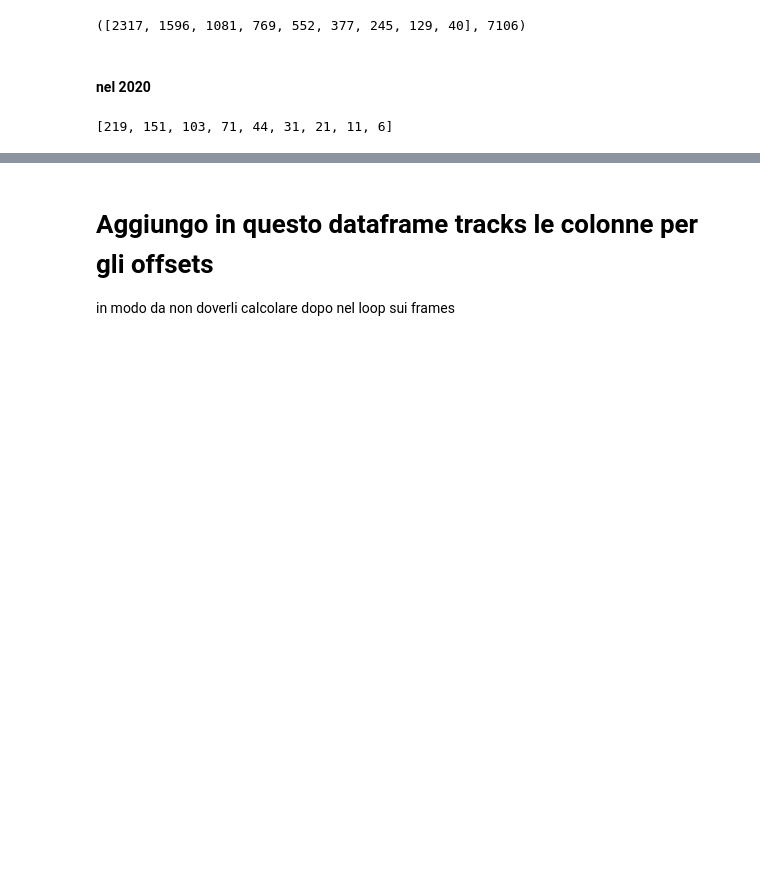
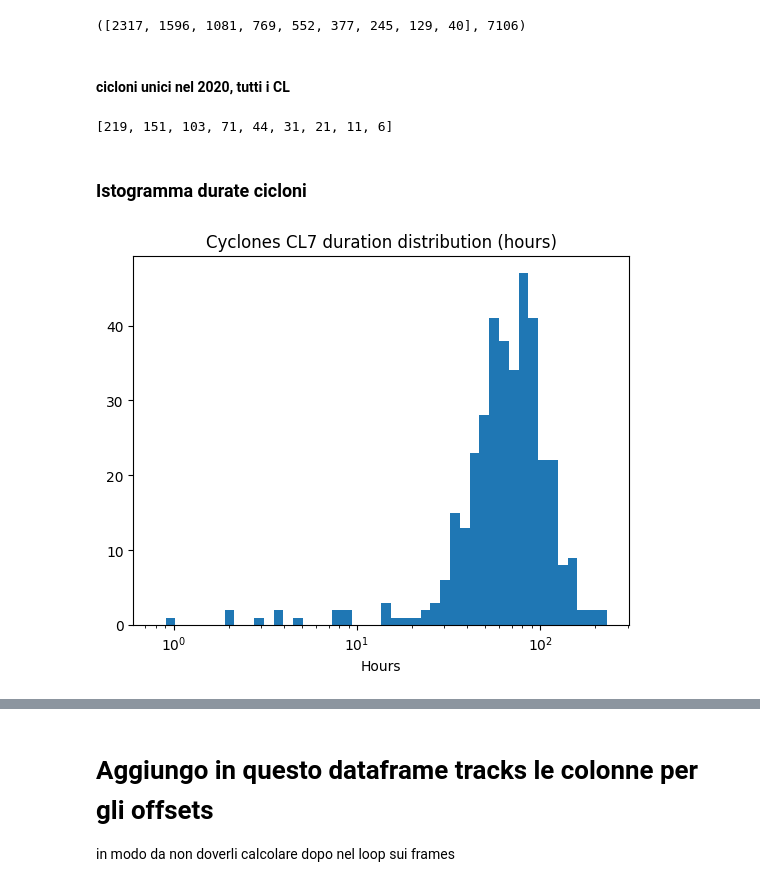
Before and after one commit to dandarm/VideoMAEv2, a Jupyter notebook: Analyze_Manos_tracks.ipynb, the cells around one changed output, grey strips where cells are left out. Drawn from its saved outputs; the diff is of its cells as text; code cells hidden in the pictures; blank space fills up the shorter version.

```diff
--- a/Analyze_Manos_tracks.ipynb
+++ b/Analyze_Manos_tracks.ipynb
@@ -350,3 +368,8 @@ Per il periodo dal 2011 - dentro il Mediterraneo - abbiamo: 383006 righe
+# %%
+tracks_df_coord_MED_CL7 = tracks_df_coord[tracks_df_coord.source == 'CL7']
+tracks_df_coord_MED_CL8 = tracks_df_coord[tracks_df_coord.source == 'CL8']
+tracks_df_coord_MED_CL9 = tracks_df_coord[tracks_df_coord.source == 'CL9']
+tracks_df_coord_MED_CL10 = tracks_df_coord[tracks_df_coord.source == 'CL10']
 # %% [markdown]
 ### quì voglio solo il 2020, CL7
 # %%
@@ -386,7 +409,7 @@ unici_cls, sum(unici_cls)
 # %% [output]
 ([2317, 1596, 1081, 769, 552, 377, 245, 129, 40], 7106)
 # %% [markdown]
-#### nel 2020
+#### cicloni unici nel 2020, tutti i CL
 # %%
 start, end = pd.to_datetime("2020-01-01"), pd.to_datetime("2021-01-01")
 m_sup = tracks_df_coord.time <= end
@@ -397,3 +420,36 @@ mask_CLs = [track_2020.source == c for c in clsmanos]
 [track_2020[mask_].id_cyc.nunique() for mask_ in mask_CLs]
 # %% [output]
 [219, 151, 103, 71, 44, 31, 21, 11, 6]
+# %% [markdown]
+### Istogramma durate cicloni
+# %%
+def cyclones_time_bounds(df):
+    # Calcola start e end time per ogni id_cyc_unico
+    df_bounds = df.groupby('id_cyc_unico')['time'].agg(start_time='min', end_time='max').reset_index()
+    df_bounds['durata'] = df_bounds.end_time - df_bounds.start_time
+    df_bounds['durata_minutes'] = df_bounds['durata'].dt.total_seconds() / 60
+    df_bounds['durata_hours'] = df_bounds['durata'].dt.total_seconds() / 3660
+    return df_bounds
+
+df_bounds = cyclones_time_bounds(tracks_df_coord_MED_CL7)
+# %%
+def histogram_cyclones_duration(df_bounds, manos_class):
+    #mins = df_bounds.durata_minutes
+    hours = df_bounds.durata_hours
+    #mins = mins[mins > 0]
+    hours = hours[hours > 0]
+    #bins_m = np.logspace(np.log10(mins.min()), np.log10(mins.max()), 50)
+    durata_minima = 0.8 # in ore
+    bins_h = np.logspace(np.log10(durata_minima), np.log10(hours.max()), 47)
+    #plt.hist(mins, bins=bins_m);
+    #plt.xscale('log')
+    #plt.show()
+    plt.hist(hours, bins=bins_h);
+    plt.xscale('log')
+    plt.title(f'Cyclones CL{manos_class} duration distribution (hours)')
+    plt.xlabel('Hours')
+    plt.show()
+
+histogram_cyclones_duration(df_bounds, 7)
+# %% [output]
+[figure, added]
```
Also changed, not shown: parts of 10 cells of this notebook, 2 other files.
